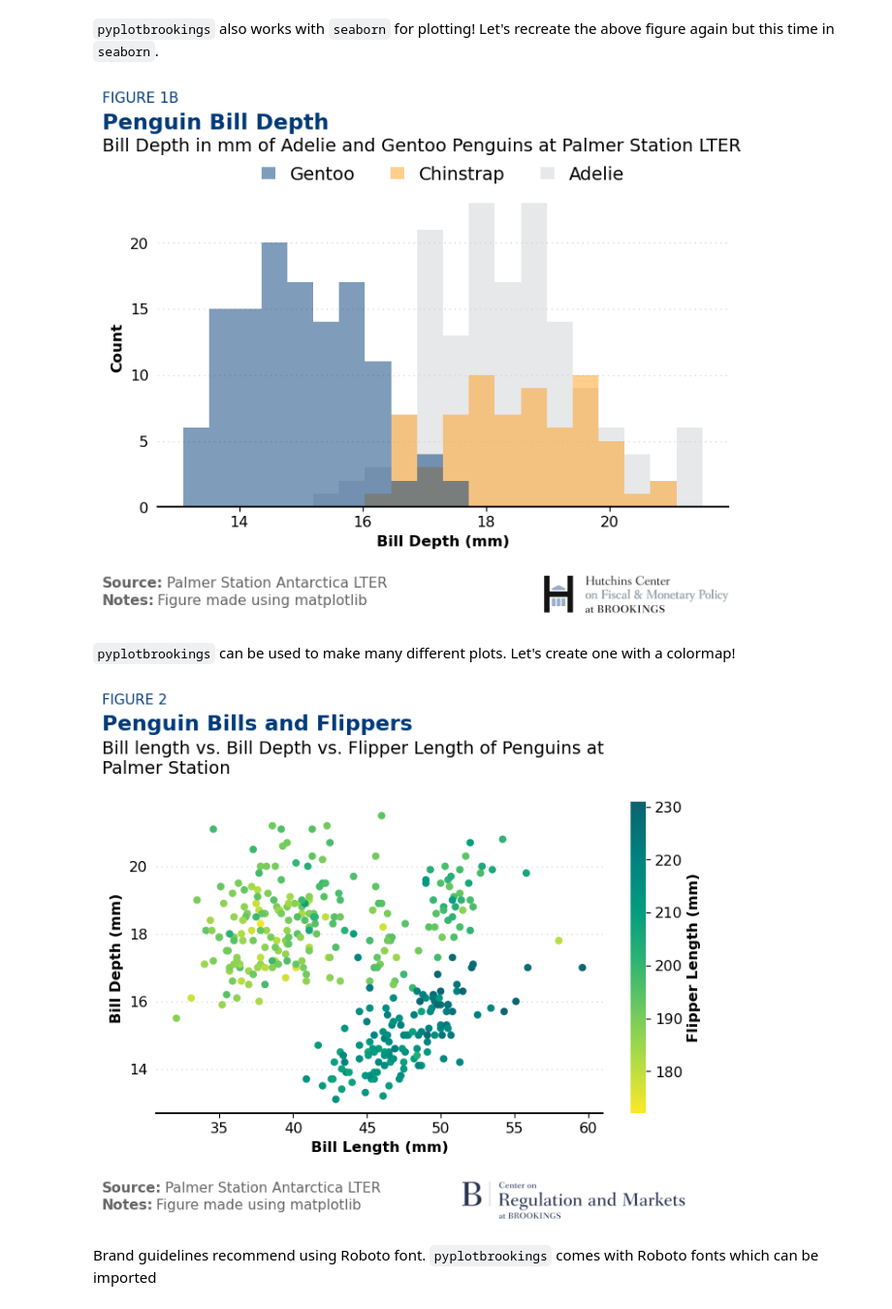
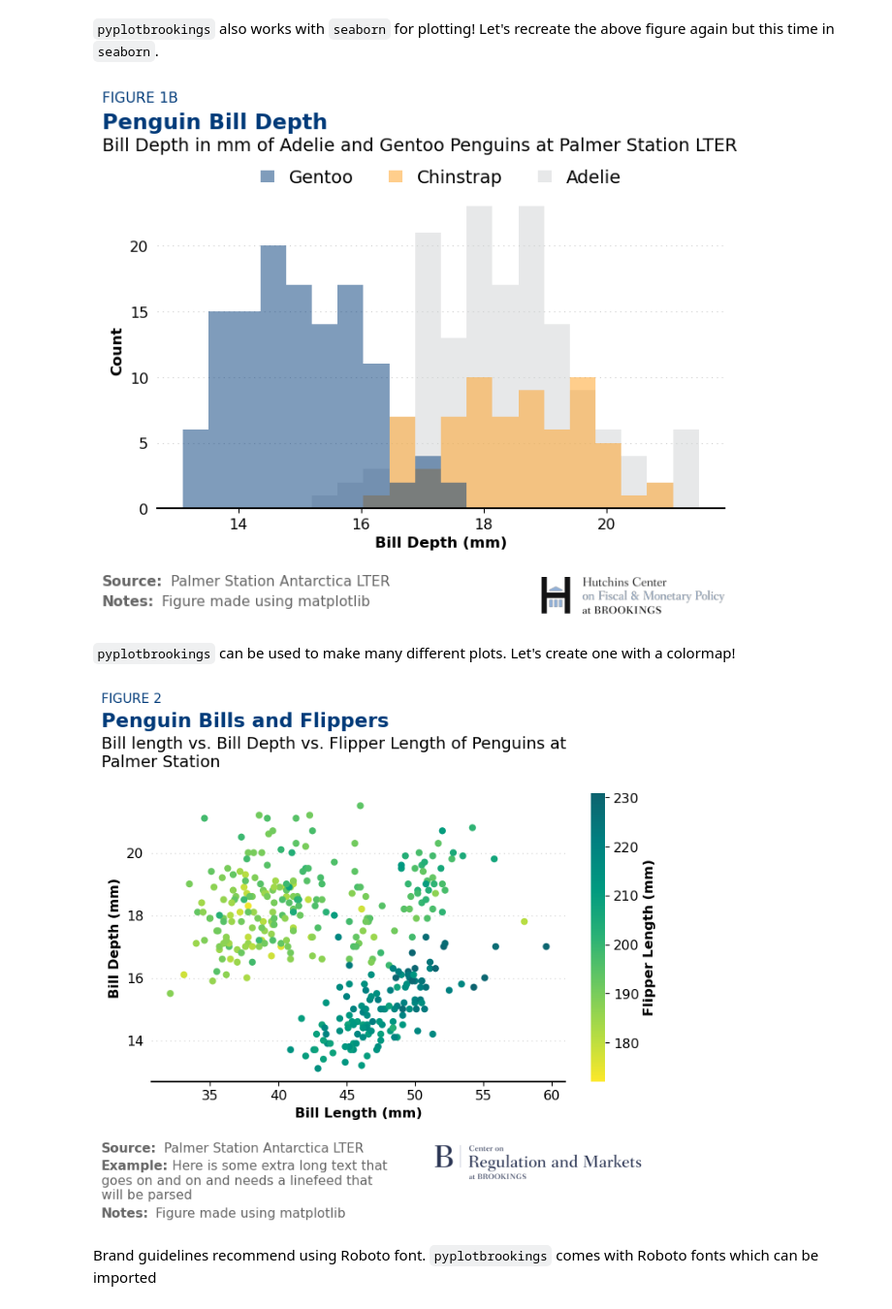
Before and after one commit to Adam-Sedlak-Brookings/pyplotbrookings, a Jupyter notebook: Examples.ipynb, the cells around one changed output. Shown at 97% size. Cells and saved outputs as stored; diff of their text form; code cells hidden in the pictures.

Commit message:
fixed bugs added notes func and updated examples nb

```diff
--- a/Examples.ipynb
+++ b/Examples.ipynb
@@ -47,46 +57,58 @@ ax = sns.histplot(data=penguins.iloc[::-1],
 sns.move_legend(ax, "lower center", bbox_to_anchor=(.5, 1.05), ncol=3, title=None, frameon=False)
 plt.xlabel('Bill Depth (mm)')
 
-# Adding Brookings titles and logos
+# Adding Brookings titles
 ppb.add_title(title='Penguin Bill Depth',
               subtitle='Bill Depth in mm of Adelie and Gentoo Penguins at Palmer Station LTER',
               tag='FIGURE 1B',
-              source='Palmer Station Antarctica LTER',
-              notes='Figure made using matplotlib',
-              title_pad=2)
+              v_pad = 3)
+
+# Adding notes
+ppb.add_notes('Source: Palmer Station Antarctica LTER',
+              'Notes: Figure made using matplotlib',
+              v_pad = 5)
+
 ppb.add_logo('hc')
 # %% [output]
-[figure, old version]
+[figure, new version]
 # %% [markdown]
 `pyplotbrookings` can be used to make many different plots. Let's create one with a colormap!
 # %%
 # Getting the Brookings sequential2 color map
 cmap = ppb.get_cmap('sequential2', reverse=True)
 # Creating a scatter plot
 plt.scatter(data=penguins, x='bill_length_mm', y='bill_depth_mm', c='flipper_length_mm', cmap=cmap)
 
 # Adding matplotlib legend/labels
 plt.xlabel('Bill Length (mm)')
 plt.ylabel('Bill Depth (mm)')
 
 # Adding color bar (as far as I can tell the deprecation warning is a bug in matplotlib)
 cbar = plt.colorbar(cmap=cmap)
 cbar.set_label('Flipper Length (mm)')
 cbar.outline.set_visible(False)
 
 # Adding Brookings titles and logos
 # NOTE: Here our subtitle is too long but pyplotbrookings
-#       will auto parse linefeeds (\n) in subtitles and add
-#       extra space as needed.
+#       will auto parse linefeeds (\n) in subtitles and notes
+#       to add extra space as needed.
+
+# Adding Brookings titles
 ppb.add_title(title='Penguin Bills and Flippers',
               subtitle='Bill length vs. Bill Depth vs. Flipper Length of Penguins at\nPalmer Station',
-              tag='FIGURE 2',
-              source='Palmer Station Antarctica LTER',
-              notes='Figure made using matplotlib')
+              tag='FIGURE 2')
+
+# Adding notes
+ppb.add_notes('Source: Palmer Station Antarctica LTER',
+              'Example: Here is some extra long text that\ngoes on and on and needs a linefeed that\nwill be parsed',
+              'Notes: Figure made using matplotlib',
+              v_pad = 5)
+
+
 # Adding a CRM logo
 ppb.add_logo('crm', scale=0.35, offsets=(-0.1, 0))
 # %% [output]
-[figure, old version]
+[figure, new version]
 # %% [markdown]
 Brand guidelines recommend using Roboto font. `pyplotbrookings` comes with Roboto fonts which can be imported
 # %%
```
Also changed, not shown: parts of 2 cells of this notebook, 1 other file.
